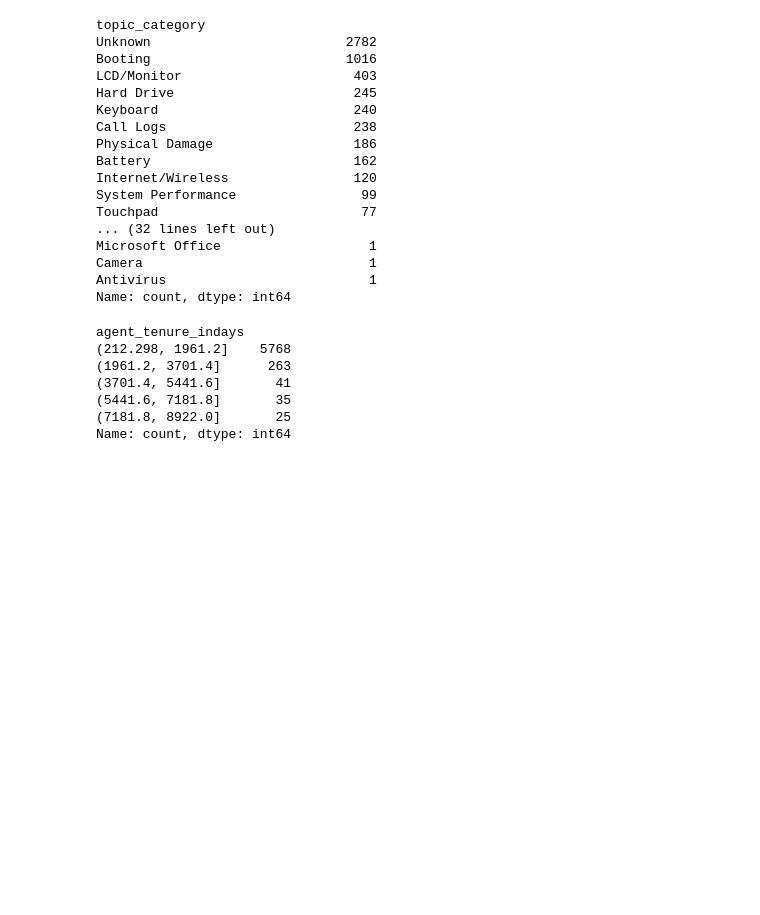
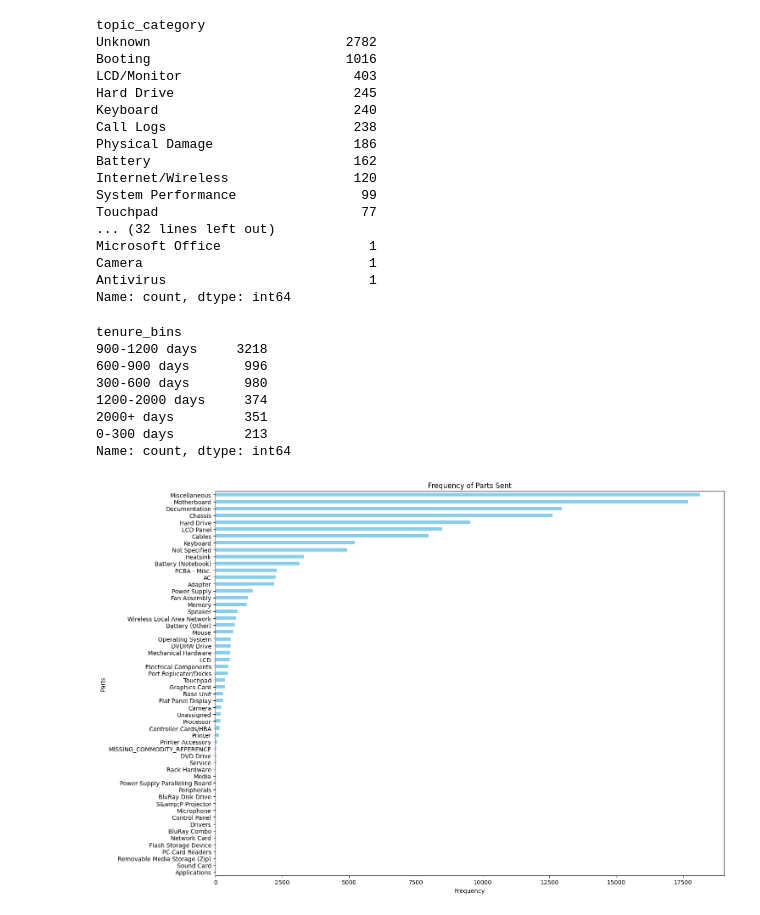
Before and after one commit to shthakur19/dell, a Jupyter notebook: dell_sol.ipynb, the cells around one changed output. Drawn from its saved outputs; the diff is of its cells as text; code cells hidden in the pictures; blank space fills up the shorter version.

```diff
--- a/dell_sol.ipynb
+++ b/dell_sol.ipynb
@@ -621,14 +638,15 @@ Antivirus                          1
 Name: count, dtype: int64
 # %%
 # Analyzing if newer or more experienced agents have more discrepancies.
-agent_tenure_anomalies = df[(df['repeat_ct'] == 0) & (df['repeat_parts_sent']!= 'No Repeat Visit')]['agent_tenure_indays'].value_counts(bins=5)
+agent_tenure_anomalies = df[(df['repeat_ct'] == 0) & (df['repeat_parts_sent']!= 'No Repeat Visit')]['tenure_bins'].value_counts()
 # Using bins for the tenure days for better representation
 print(agent_tenure_anomalies)
 # %% [output]
-agent_tenure_indays
-(212.298, 1961.2]    5768
-(1961.2, 3701.4]      263
-(3701.4, 5441.6]       41
-(5441.6, 7181.8]       35
-(7181.8, 8922.0]       25
+tenure_bins
+900-1200 days     3218
+600-900 days       996
+300-600 days       980
+1200-2000 days     374
+2000+ days         351
+0-300 days         213
 Name: count, dtype: int64
@@ -634,0 +670,15 @@ Name: count, dtype: int64
+# %%
+
+part_frequencies = parts_df.groupby('part')['count'].sum().sort_values(ascending=False)
+# Removing 'No Parts Sent' entry
+part_frequencies = part_frequencies.drop('No Parts Sent', errors='ignore')
+plt.figure(figsize=(15, 10))
+part_frequencies.plot(kind='barh', color='skyblue')
+plt.ylabel('Parts')
+plt.xlabel('Frequency')
+plt.title('Frequency of Parts Sent')
+plt.gca().invert_yaxis()  # To have the part with the highest frequency on top
+plt.tight_layout()
+plt.show()
+# %% [output]
+[figure, added]
```
Also changed, not shown: parts of 19 cells of this notebook.
